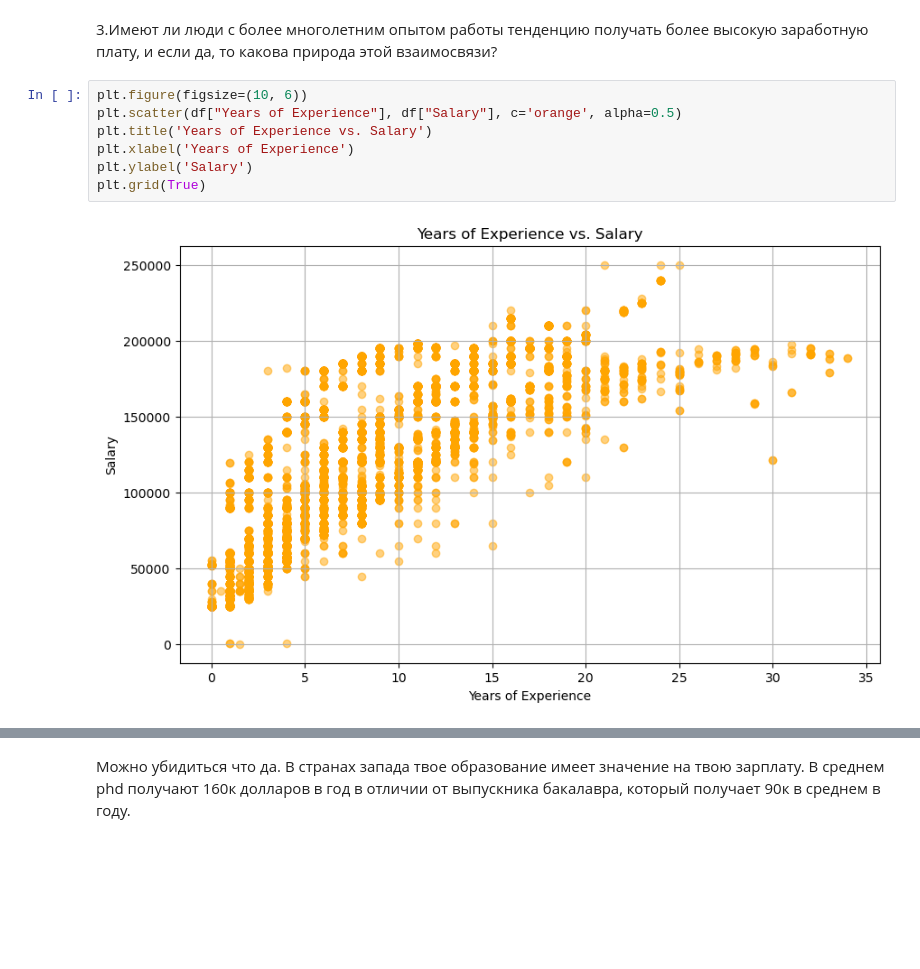
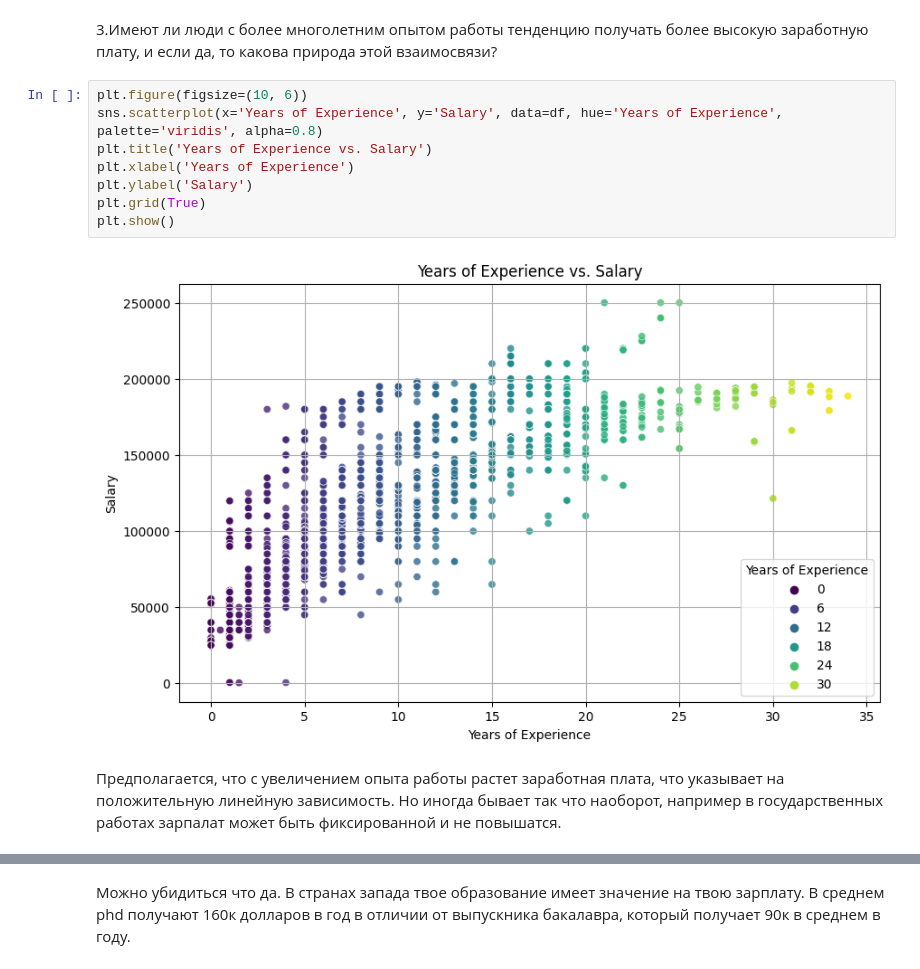
Before and after one commit to Gontafi/Salary_data_analys, a Jupyter notebook: project.ipynb, the cells around one changed output, grey strips where cells are left out. Cells and saved outputs as stored; diff of their text form; blank space fills up the shorter version.

```diff
--- a/project.ipynb
+++ b/project.ipynb
@@ -104,13 +117,17 @@ df["Age"].corr(df["Salary"])
 3.Имеют ли люди с более многолетним опытом работы тенденцию получать более высокую заработную плату, и если да, то какова природа этой взаимосвязи?
 # %%
 plt.figure(figsize=(10, 6))
-plt.scatter(df["Years of Experience"], df["Salary"], c='orange', alpha=0.5)
+sns.scatterplot(x='Years of Experience', y='Salary', data=df, hue='Years of Experience', palette='viridis', alpha=0.8)
 plt.title('Years of Experience vs. Salary')
 plt.xlabel('Years of Experience')
 plt.ylabel('Salary')
 plt.grid(True)
+plt.show()
 # %% [output]
-[figure, old version]
+[figure, new version]
+# %% [markdown]
+
+Предполагается, что с увеличением опыта работы растет заработная плата, что указывает на положительную линейную зависимость. Но иногда бывает так что наоборот, например в государственных работах зарпалат может быть фиксированной и не повышатся.
 # %%
 df["Years of Experience"].corr(df["Salary"])
 # %% [output]
```
Also changed, not shown: parts of 22 cells of this notebook.
